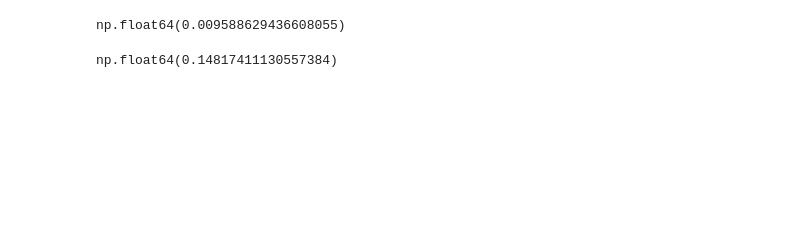
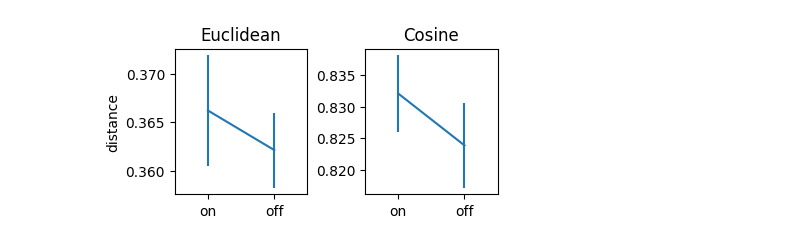
Before and after one commit to mnlmrc/OffManifoldLearning, a Jupyter notebook: notebooks/post_rehab.ipynb, the cells around one changed output. Drawn from its saved outputs; the diff is of its cells as text; code cells hidden in the pictures; blank space fills up the shorter version.

```diff
--- a/notebooks/post_rehab.ipynb
+++ b/notebooks/post_rehab.ipynb
@@ -49,8 +50,36 @@ plt.show()
 # %%
-A_diff_on[1, :, ::3, -1].mean()
+euc = np.zeros((2, N, 5, 6, 6)) # (groups, n_subj, n_finger, dir, dir)
+cos = np.zeros_like(euc)
+for d, map in enumerate(mapping):
+    for f, fi in enumerate(tinfo.finger.unique()):
+        for s, sn in enumerate(tinfo.subj_id.unique()):
+            tinfo_s = tinfo[(tinfo.subj_id == sn) & (tinfo.group == 'stroke') & (tinfo.mapping==map)]
+            X = np.load(f'../data/post_rehab/single_finger.post_rehab.{map}-manifold.stroke.{sn}.npy') # (trials, time, channels)
+            X_f = X[tinfo_s.finger == f, 50] #.mean(axis=1)
+            X_m = X_f.reshape(6, -1, 15).mean(axis=1)
+            G = X_m @ X_m.T
+            diag = np.diag(G)
+            norm = np.sqrt(np.outer(diag, diag))
+            D2 = diag[:, None] + diag[None, :] - 2 * G
+            euc[d, s, f] = np.sqrt(D2)
+            cos[d, s, f] = 1 - G / norm
-# %% [output]
-np.float64(0.009588629436608055)
 # %%
-A_diff_off[0, :, ::3, -1].mean()
+euc_p = euc.mean(axis=(2, 3, 4))
+euc_avg = euc_p.mean(axis=1)
+euc_err = euc_p.std(axis=1) / np.sqrt(N)
+cos_p = cos.mean(axis=(2, 3, 4))
+cos_avg = cos_p.mean(axis=1)
+cos_err = cos_p.std(axis=1) / np.sqrt(N)
+
+fig, axs = plt.subplots(1, 2, constrained_layout=True, figsize=[4, 2], sharex=True)
+
+axs[0].errorbar(mapping, euc_avg, yerr=euc_err)
+axs[0].set_title('Euclidean')
+axs[0].set_ylabel('distance')
+axs[1].errorbar(mapping, cos_avg, yerr=cos_err)
+axs[1].set_xlim(-.5, 1.5)
+axs[1].set_title('Cosine')
+
+plt.show()
 # %% [output]
-np.float64(0.14817411130557384)
+[figure, added]
```
Also changed, not shown: parts of 3 cells of this notebook, 3 other files.
